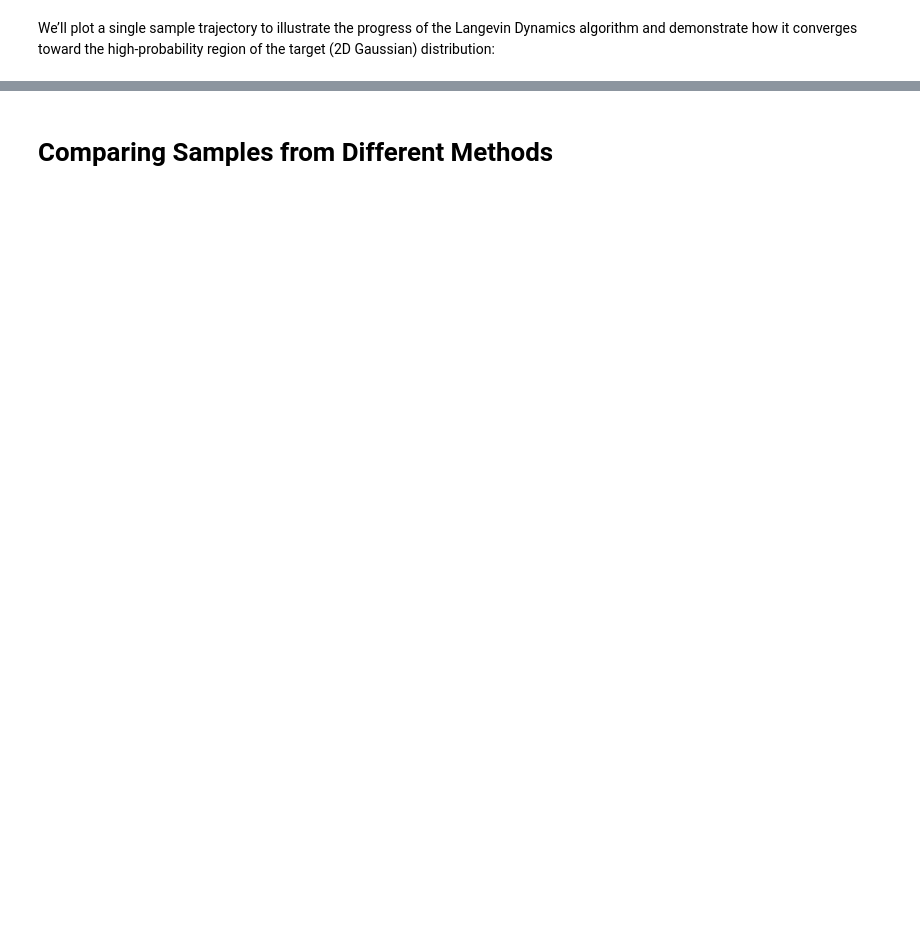
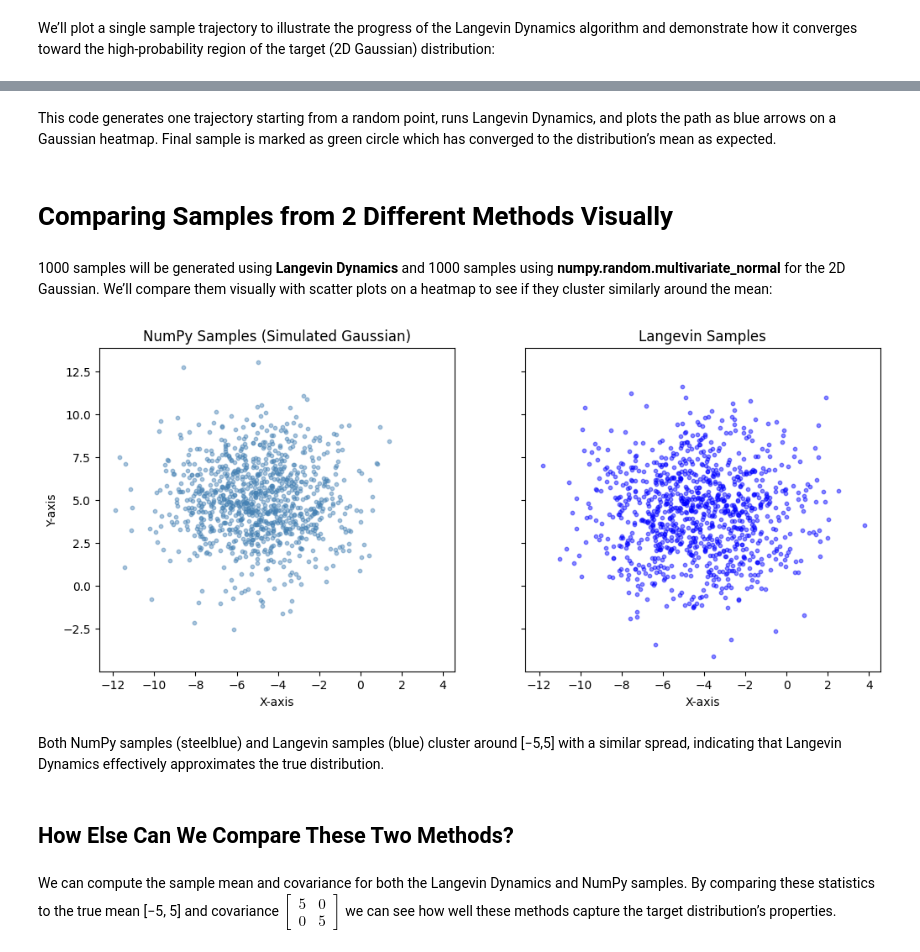
Before and after one commit to erfan-f/Data-Science-Course, a Jupyter notebook: CA1/Q1.ipynb, the cells around one changed output, grey strips where cells are left out. Cells and saved outputs as stored; diff of their text form; code cells hidden in the pictures; blank space fills up the shorter version.

```diff
--- a/CA1/Q1.ipynb
+++ b/CA1/Q1.ipynb
@@ -187,2 +189,33 @@ plt.show()
+# %% [markdown]
+This code generates one trajectory starting from a random point, runs Langevin Dynamics, and plots the path as blue arrows on a Gaussian heatmap. Final sample is marked as green circle which has converged to the distribution’s mean as expected.
 # %% [markdown]
-# **Comparing Samples from Different Methods**
+# **Comparing Samples from 2 Different Methods Visually**
+# %% [markdown]
+1000 samples will be generated using **Langevin Dynamics** and 1000 samples using **numpy.random.multivariate_normal** for the 2D Gaussian. We’ll compare them visually with scatter plots on a heatmap to see if they cluster similarly around the mean:
+# %%
+num_samples = 1000
+initial_points = np.random.uniform(-15, 15, size=(num_samples, 2))
+
+langevin_samples, _ = langevin_dynamics(initial_points, mean, cov)
+numpy_samples = np.random.multivariate_normal(mean, cov, size=num_samples)
+
+_, (ax1, ax2) = plt.subplots(1, 2, figsize=(12, 5), sharex=True, sharey=True)
+
+ax1.scatter(numpy_samples[:, 0], numpy_samples[:, 1], c='steelblue', alpha=0.45, s=10)
+ax1.set_title("NumPy Samples (Simulated Gaussian)")
+ax1.set_xlabel("X-axis")
+ax1.set_ylabel("Y-axis")
+
+ax2.scatter(langevin_samples[:, 0], langevin_samples[:, 1], c='blue', alpha=0.45, s=10)
+ax2.set_title("Langevin Samples")
+ax2.set_xlabel("X-axis")
+
+plt.show()
+# %% [output]
+[figure, added]
+# %% [markdown]
+Both NumPy samples (steelblue) and Langevin samples (blue) cluster around [−5,5] with a similar spread, indicating that Langevin Dynamics effectively approximates the true distribution.
+# %% [markdown]
+## **How Else Can We Compare These Two Methods?**
+# %% [markdown]
+We can compute the sample mean and covariance for both the Langevin Dynamics and NumPy samples. By comparing these statistics to the true mean [−5, 5] and covariance $\begin{bmatrix} 5 & 0 \\ 0 & 5 \end{bmatrix}$ we can see how well these methods capture the target distribution’s properties.
```
Also changed, not shown: parts of 5 cells of this notebook.
